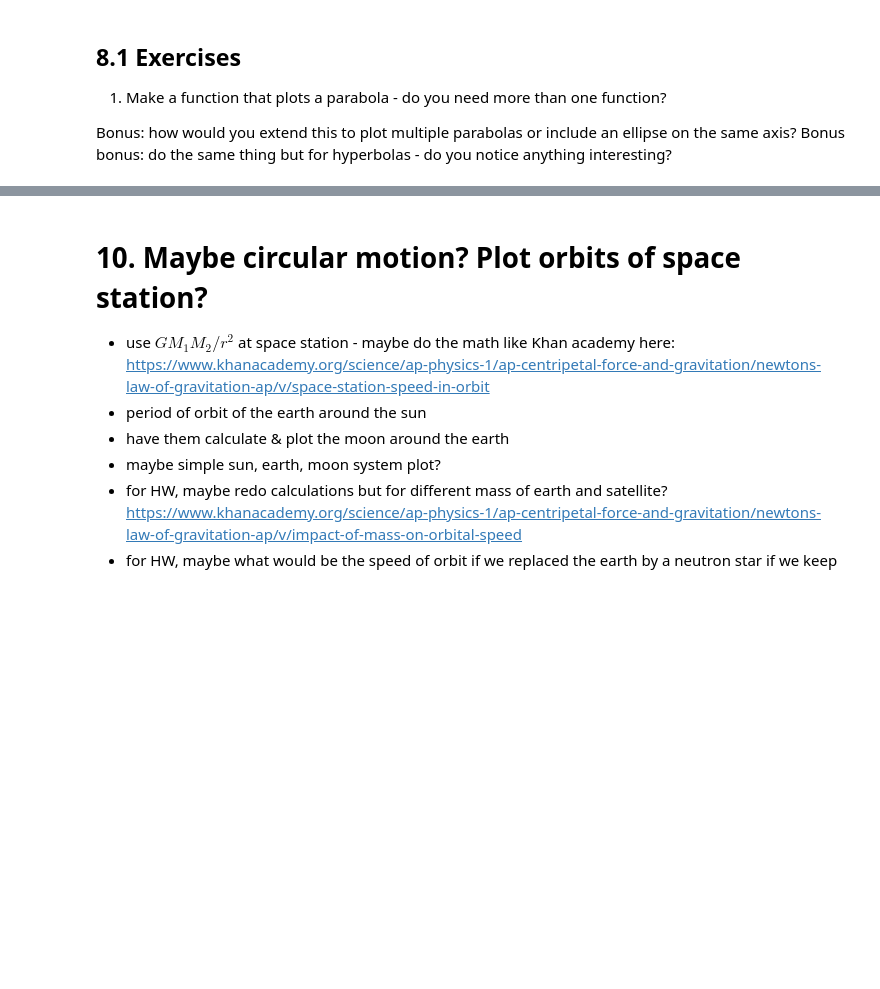
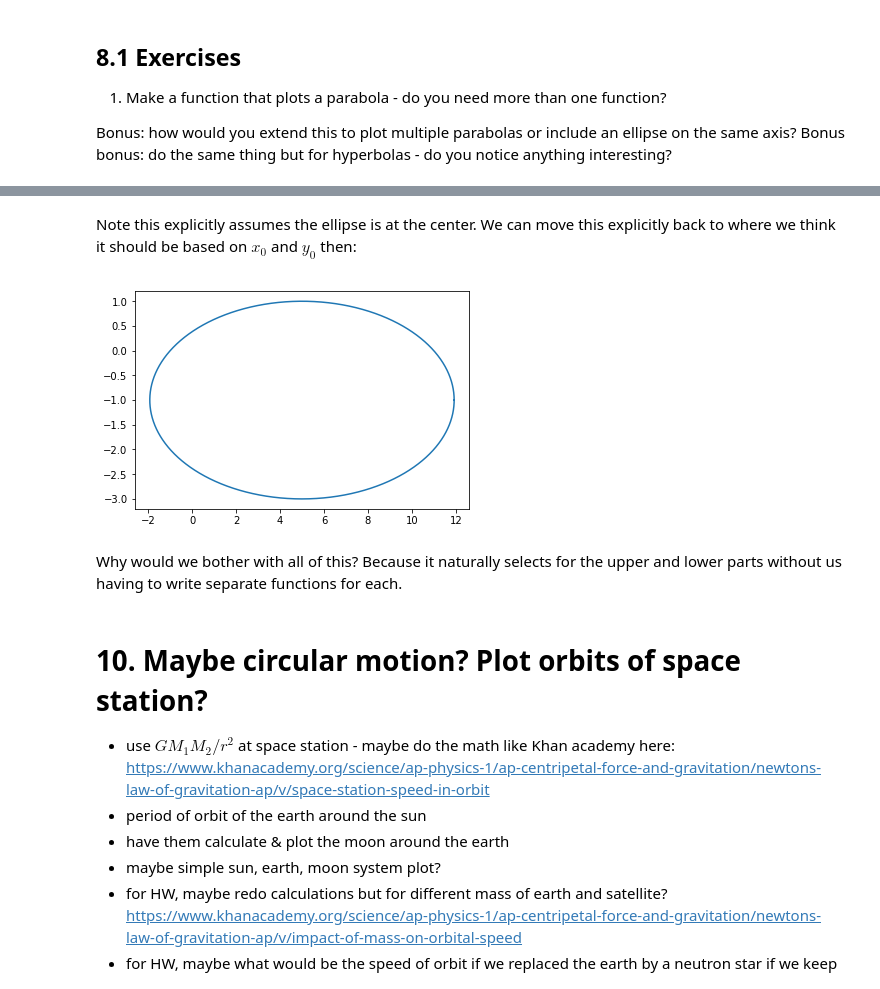
Before and after one commit to jnaiman/csci-p-14110, a Jupyter notebook: lesson01/_introToPython_notes_lesson01.ipynb, the cells around one changed output, grey strips where cells are left out. Saved outputs shown, nothing was run; the diff lists cells and outputs as text; code cells hidden in the pictures; blank space fills up the shorter version.

Commit message:
breaking up into a few parts

```diff
--- a/lesson01/_introToPython_notes_lesson01.ipynb
+++ b/lesson01/_introToPython_notes_lesson01.ipynb
@@ -1025,3 +1090,18 @@ Bonus: how would you extend this to plot multiple parabolas or include an ellips
+# %% [markdown]
+Note this explicitly assumes the ellipse is at the center.  We can move this explicitly back to where we think it should be based on $x_0$ and $y_0$ then:
+# %%
+x = r*np.cos(theta)+x0
+y = r*np.sin(theta)+y0
+
+fig = plt.figure()
+ax = fig.add_subplot(111)
+ax.plot(x, y)
+
+plt.show()
+# %% [output]
+[figure, added]
+# %% [markdown]
+Why would we bother with all of this?  Because it naturally selects for the upper and lower parts without us having to write separate functions for each.
 # %% [markdown]
 # 10. Maybe circular motion?  Plot orbits of space station?
 * use $G M_1 M_2 / r^2$ at space station - maybe do the math like Khan academy here: https://www.khanacademy.org/science/ap-physics-1/ap-centripetal-force-and-gravitation/newtons-law-of-gravitation-ap/v/space-station-speed-in-orbit
```
Also changed, not shown: parts of 7 cells of this notebook, 5 other files.
